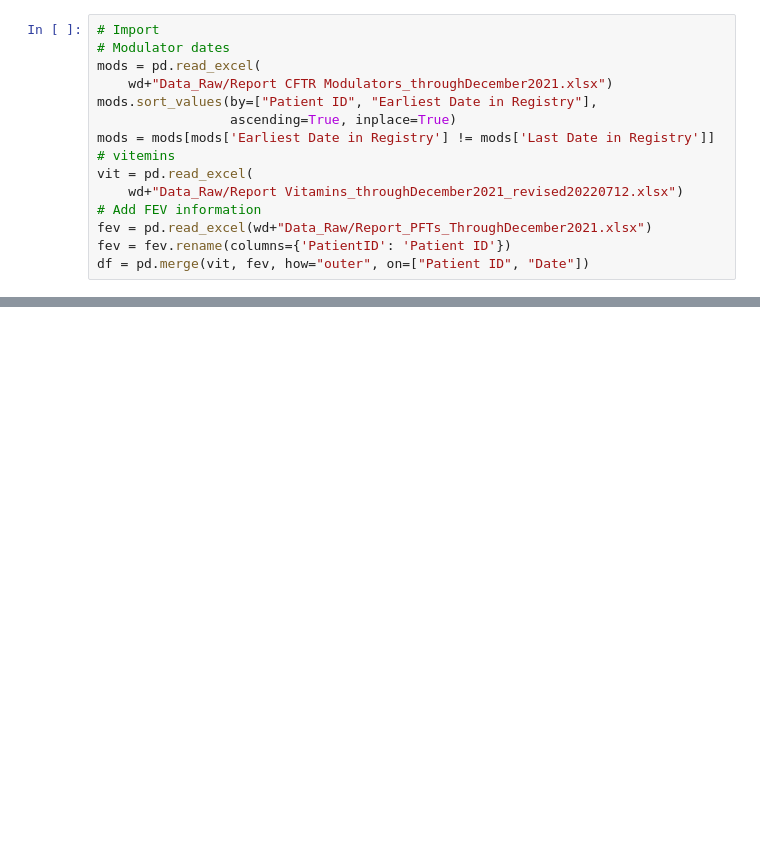
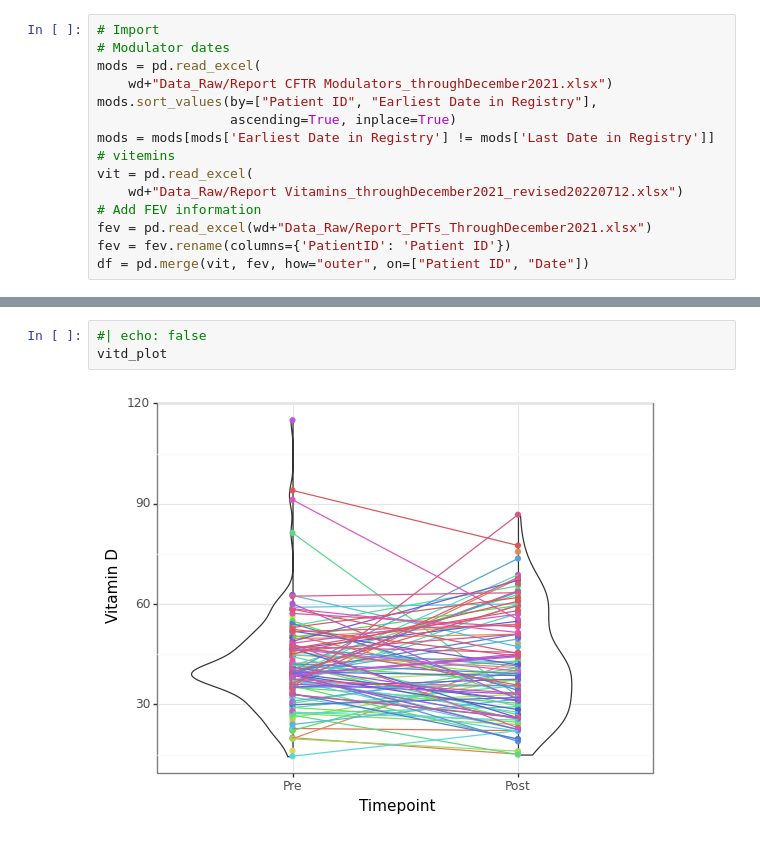
Before and after one commit to childhealthbiostatscore/CF, a Jupyter notebook: Edith Zemanick/CF Nutrition/cf_nutrition.ipynb, the cells around one changed output, grey strips where cells are left out. Cells and saved outputs as stored; diff of their text form; blank space fills up the shorter version.

```diff
--- a/Edith Zemanick/CF Nutrition/cf_nutrition.ipynb
+++ b/Edith Zemanick/CF Nutrition/cf_nutrition.ipynb
@@ -175,0 +344,5 @@ analysis.to_csv(wd+"Data_Cleaned/analysis.csv", index=False)
+# %%
+#| echo: false
+vitd_plot
+# %% [output]
+[figure, added]
```
Also changed, not shown: parts of 18 cells of this notebook.
